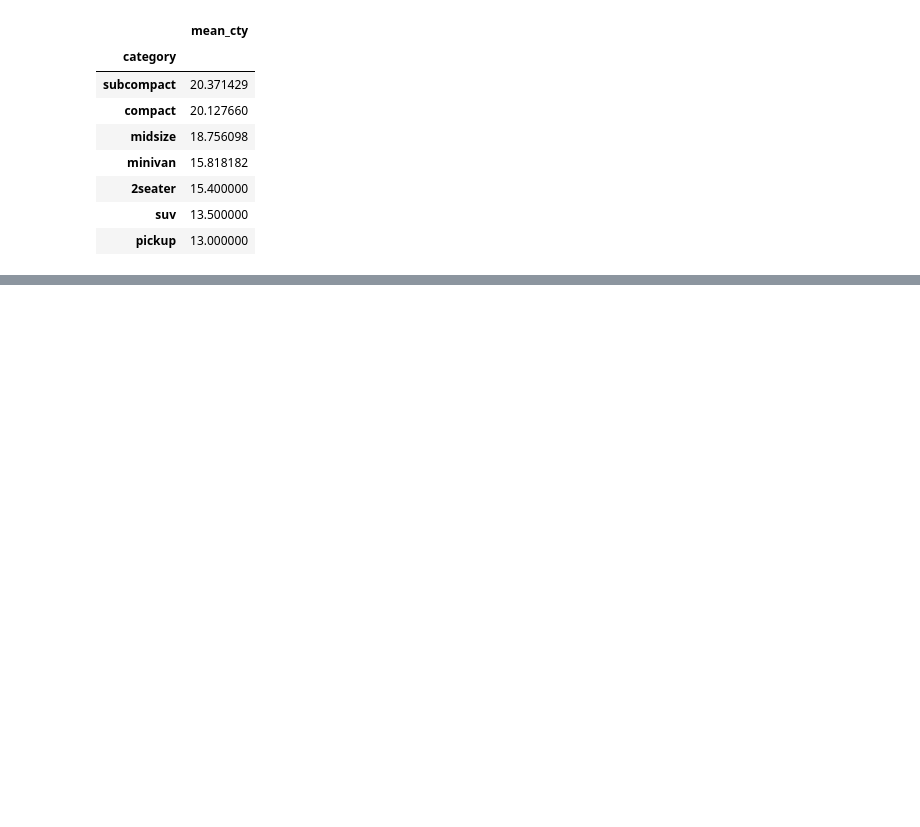
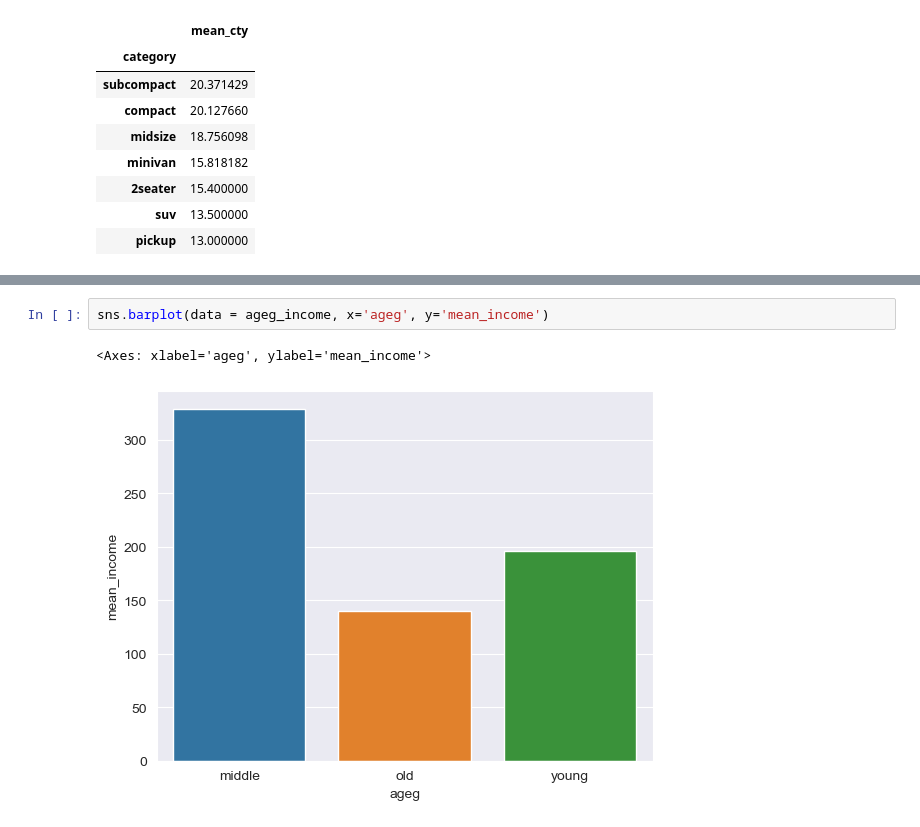
Before and after one commit to sjb3190/TIL-PLC-, a Jupyter notebook: Untitled1.ipynb, the cells around one changed output, grey strips where cells are left out. Cells and saved outputs as stored; diff of their text form; blank space fills up the shorter version.

```diff
--- a/Untitled1.ipynb
+++ b/Untitled1.ipynb
@@ -401,0 +710,5 @@ mpg.query('category=="compact"')\
+# %%
+sns.barplot(data = ageg_income, x='ageg', y='mean_income')
+# %% [output]
+<Axes: xlabel='ageg', ylabel='mean_income'>
+[figure, added]
```
Also changed, not shown: parts of 55 cells of this notebook.
